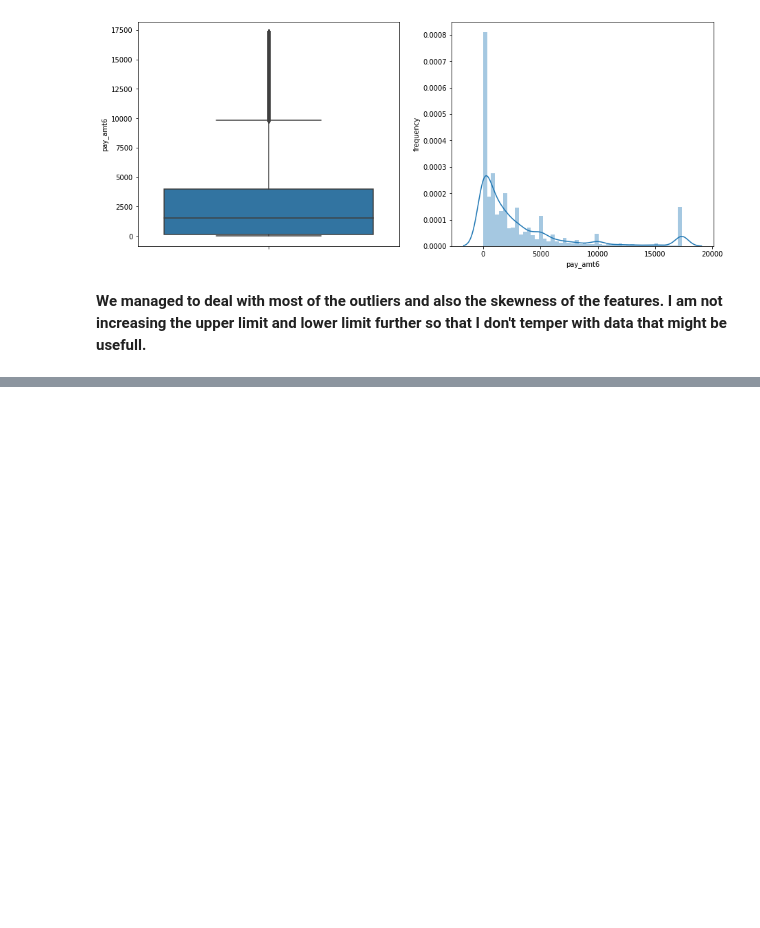
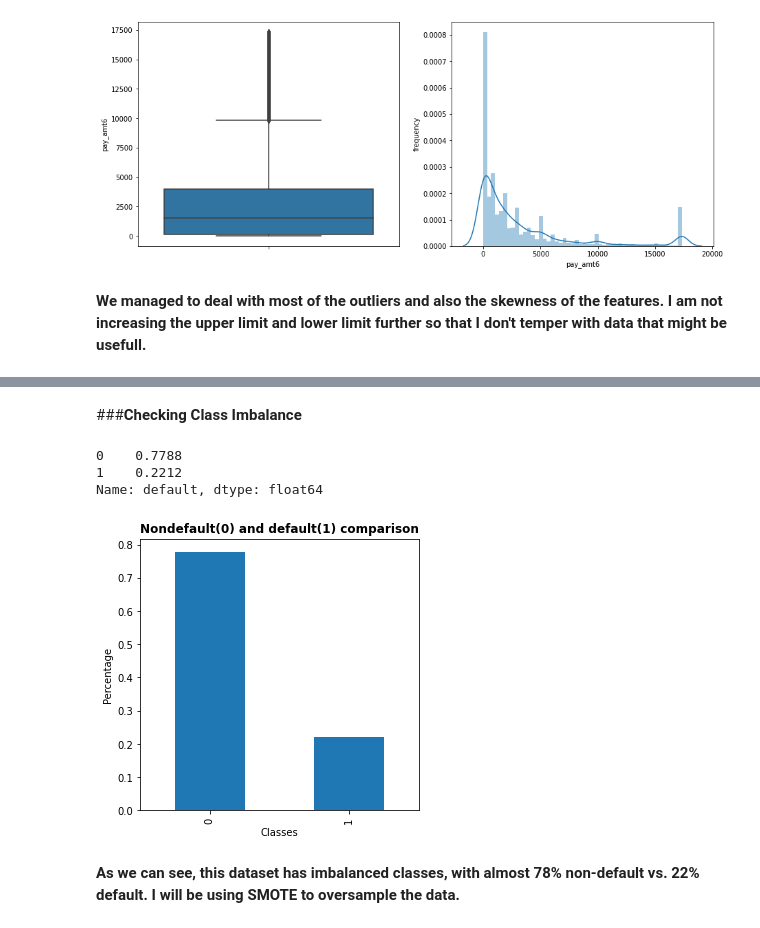
Before and after one commit to iamNirmeshGupta/Credit-Card-Default-Prediction, a Jupyter notebook: Credit_Card_Default_Prediction_Nirmesh_Gupta_Individual_Notebook.ipynb, the cells around one changed output, grey strips where cells are left out. Drawn from its saved outputs; the diff is of its cells as text; code cells hidden in the pictures; blank space fills up the shorter version.

```diff
--- a/Credit_Card_Default_Prediction_Nirmesh_Gupta_Individual_Notebook.ipynb
+++ b/Credit_Card_Default_Prediction_Nirmesh_Gupta_Individual_Notebook.ipynb
@@ -723,0 +718,12 @@ Name: age, dtype: int64
+# %%
+# Making a new features that tells if the user  has defaulted at any point in the 6 months
+
+
+df2['has_def'] = np.where(
+    (df2['bill_amt1'] > df2['limit_bal']) |
+    (df2['bill_amt2'] > df2['limit_bal']) |
+    (df2['bill_amt3'] > df2['limit_bal']) |
+    (df2['bill_amt4'] > df2['limit_bal']) |
+    (df2['bill_amt5'] > df2['limit_bal']) |
+    (df2['bill_amt6'] > df2['limit_bal']), 1, 0
+)
@@ -723,0 +759,6 @@ Name: age, dtype: int64
+# %%
+# Updating values in categorical features
+
+df2['sex'] = df2['sex'].replace({1:'male',2:'female'})
+df2['education'] = df2['education'].replace({1:'graduation',2:'university',3:'high_school',0:'others'})
+df2['marriage'] = df2['marriage'].replace({1:'married',2:'single',3:'others'})
@@ -723,0 +778,4 @@ Name: age, dtype: int64
+# %%
+# Encoding
+df2 = pd.get_dummies(df2,columns = ['sex','education','marriage'])
+df2.head()
@@ -723,0 +790,21 @@ Name: age, dtype: int64
+# %% [markdown]
+###**Checking Class Imbalance**
+# %%
+# Check target classes balance
+cla_bal = df2['default'].value_counts(normalize=True)
+print(cla_bal)
+
+# Plot the classes
+plt.figure(figsize=(5,5))
+cla_bal.plot(kind = 'bar')
+plt.title('Nondefault(0) and default(1) comparison',fontweight = "bold")
+plt.xlabel('Classes')
+plt.ylabel('Percentage')
+plt.show()
+# %% [output]
+0    0.7788
+1    0.2212
+Name: default, dtype: float64
+[figure, added]
+# %% [markdown]
+**As we can see, this dataset has imbalanced classes, with almost 78% non-default vs. 22% default. I will be using SMOTE to oversample the data.**
```
Also changed, not shown: parts of 46 cells of this notebook.
